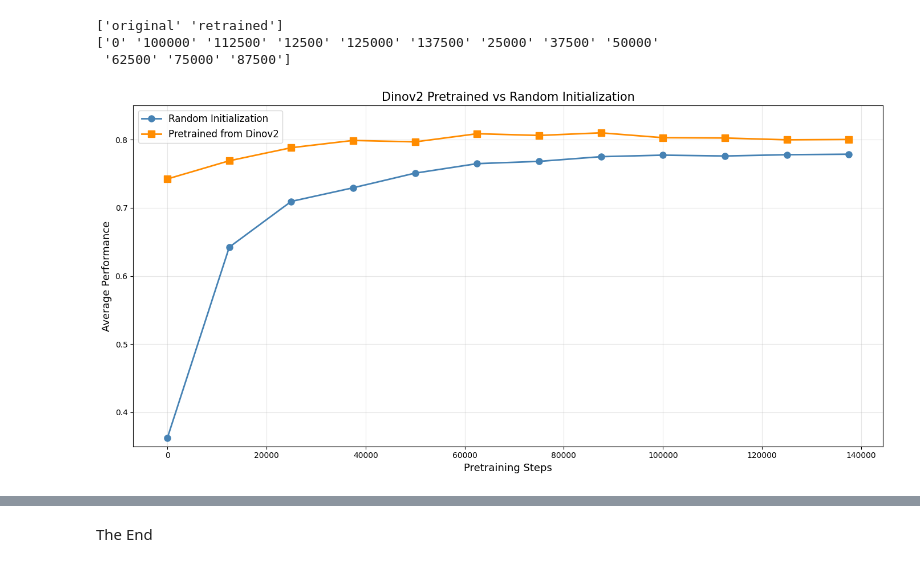
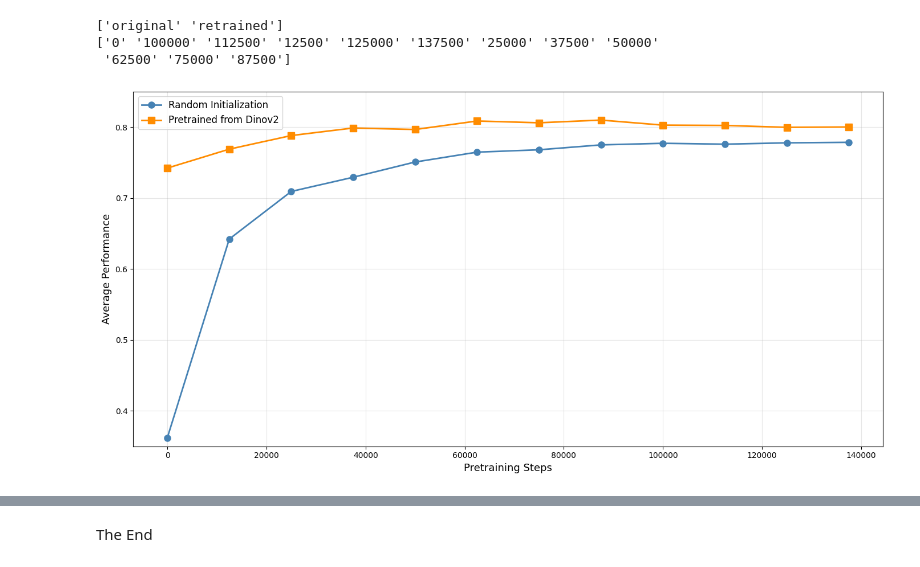
Before and after one commit to sagarigrandhi/OpenMidnight, a Jupyter notebook: notebooks/tile_perf_vs_steps_scratch_vs_retrain.ipynb, the cells around one changed output, grey strips where cells are left out. Drawn from its saved outputs; the diff is of its cells as text; code cells hidden in the pictures.

```diff
--- a/notebooks/tile_perf_vs_steps_scratch_vs_retrain.ipynb
+++ b/notebooks/tile_perf_vs_steps_scratch_vs_retrain.ipynb
@@ -63,32 +63,32 @@ print(combined_df['step'].unique())
 # %%
 # Compute mean metric per step and config
 avg_df = combined_df.groupby(['step', 'config'])['metric_mean'].mean().reset_index()
 avg_df['step'] = avg_df['step'].astype(int)
 avg_df = avg_df.sort_values('step')
 
 scratch_df = avg_df[avg_df['config'] == 'original']
 retrain_df = avg_df[avg_df['config'] == 'retrained']
 
 fig, ax = plt.subplots(figsize=(14, 7))
 
 ax.plot(scratch_df['step'], scratch_df['metric_mean'],
         marker='o', linewidth=2, markersize=8,
         label='Random Initialization', color='steelblue')
 
 ax.plot(retrain_df['step'], retrain_df['metric_mean'],
         marker='s', linewidth=2, markersize=8,
         label='Pretrained from Dinov2', color='darkorange')
 
 ax.set_xlabel('Pretraining Steps', fontsize=13)
 ax.set_ylabel('Average Performance', fontsize=13)
-ax.set_title('Dinov2 Pretrained vs Random Initialization', fontsize=15)
+# ax.set_title('Dinov2 Pretrained vs Random Initialization', fontsize=15)
 ax.set_ylim(0.35, 0.85)
 ax.legend(fontsize=12)
 ax.grid(True, alpha=0.3)
 ax.ticklabel_format(style='plain', axis='x')
 
 plt.tight_layout()
 plt.savefig('scratch_vs_pretrained.png', dpi=300, bbox_inches='tight')
 plt.show()
 # %% [output]
-[figure, old version]
+[figure, new version]
```
Also changed, not shown: parts of 1 cell of this notebook, 6 other files.
